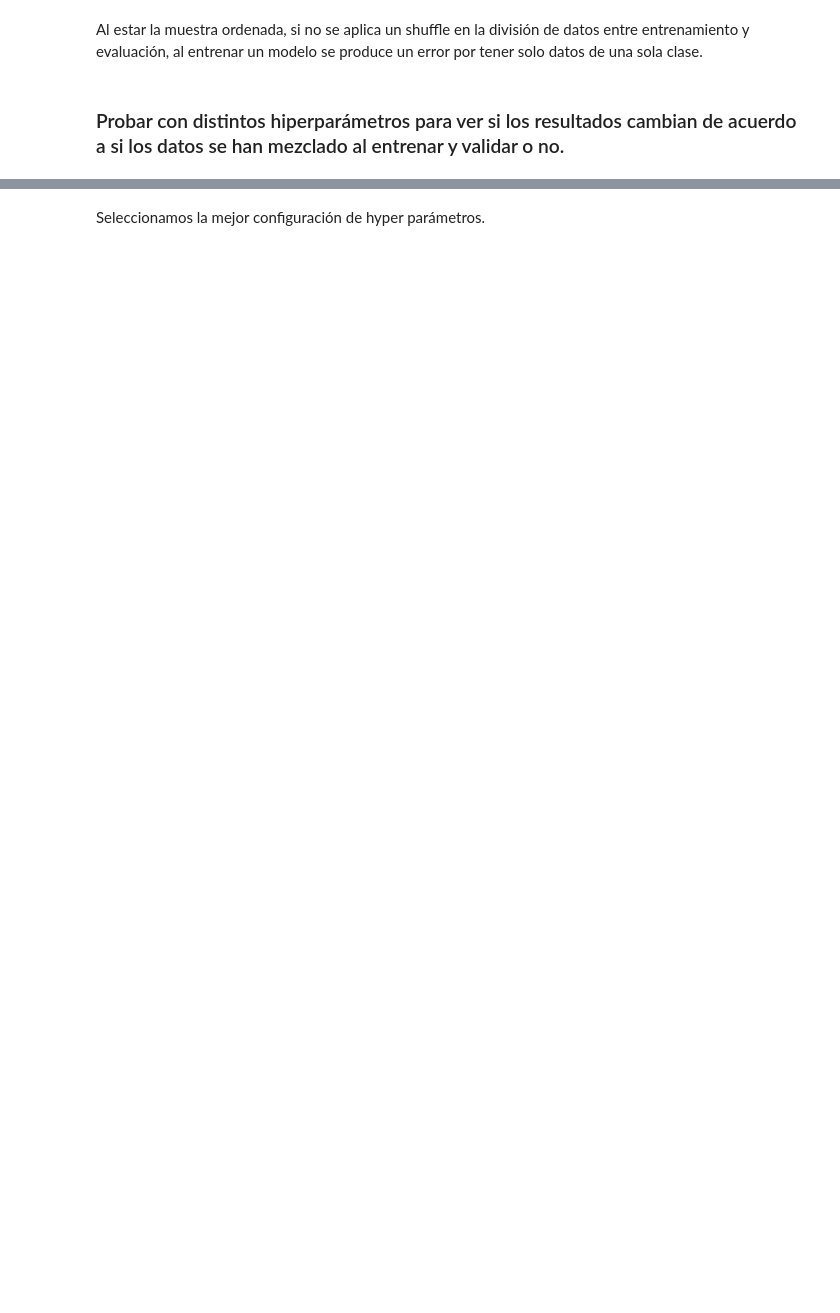
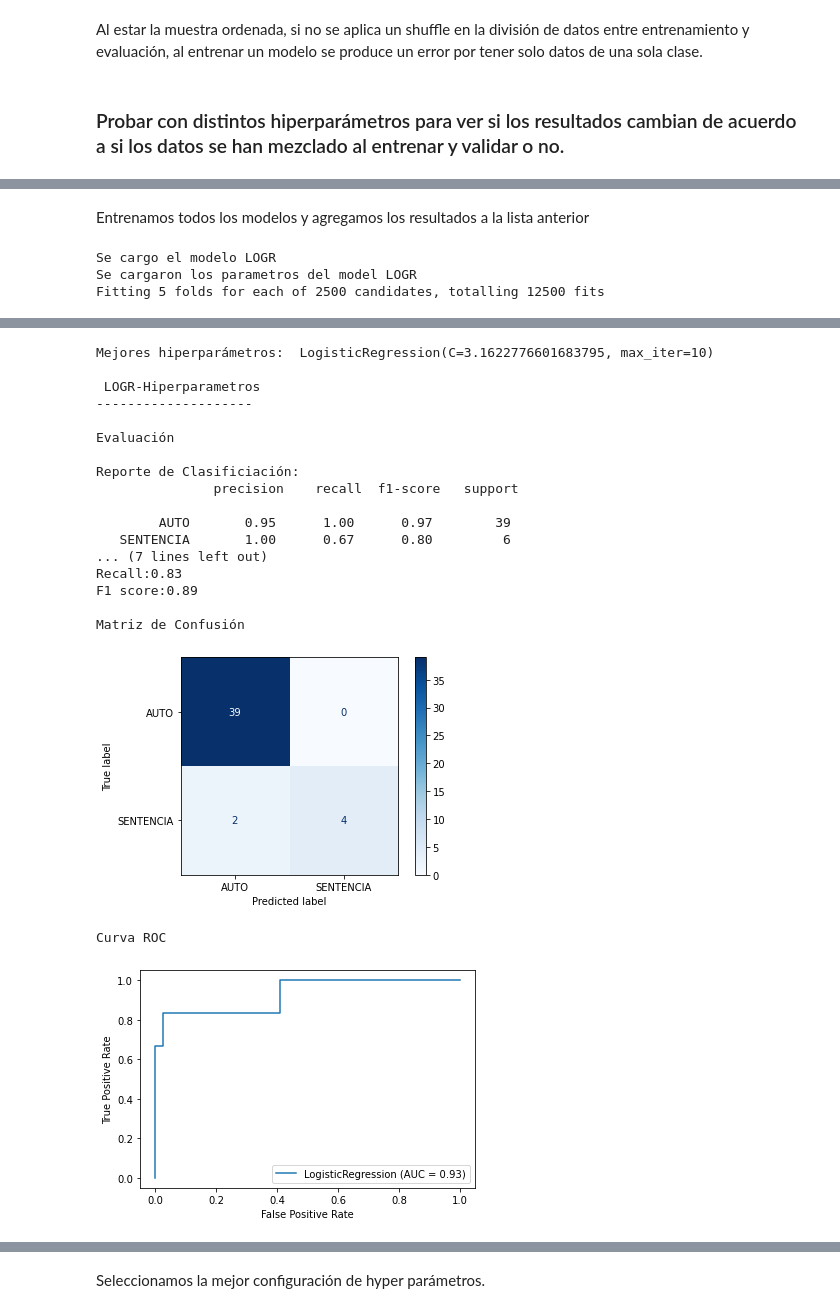
Before and after one commit to jorgeperezv/Busqueda-y-Recomendacion-de-Textos-Legales, a Jupyter notebook: Practico 3 - Introducción al Aprendizaje Supervisado.ipynb, the cells around one changed output, grey strips where cells are left out. Drawn from its saved outputs; the diff is of its cells as text; code cells hidden in the pictures; blank space fills up the shorter version.

```diff
--- a/Practico 3 - Introducción al Aprendizaje Supervisado.ipynb
+++ b/Practico 3 - Introducción al Aprendizaje Supervisado.ipynb
@@ -433,0 +494,31 @@ df[['params','mean_test_score','std_test_score','rank_test_score']].head(20)
+# %%
+def Setear_Modelo(modelo):
+  if (modelo == 'RFC'):
+    model =  ensemble.RandomForestClassifier(random_state=0)
+  elif (modelo == 'SVC'):
+    model = svm.SVC()
+  elif (modelo == 'MNB'):
+    model = MultinomialNB()
+  elif (modelo == 'LOGR'):
+    model = LogisticRegression()
+  print(f'Se cargo el modelo {modelo} ')
+  return model
+# %%
+def Realizar_CV(X_train, y_train, modelo, param_grid, cv = 5, n_jobs = 4):
+  best_gscv = GridSearchCV(modelo, param_grid = param_grid, cv = cv, verbose=True, n_jobs=n_jobs).fit(X_train, y_train)
+  print('\nMejores hiperparámetros: ', best_gscv.best_estimator_)
+  #print(best_gnb.best_score_)
+  #print(best_gnb.best_params_)
+  return best_gscv.best_estimator_
+# %%
+def correr_solo_CV(modelo):
+    return Realizar_CV(X_train,y_train,Setear_Modelo(modelo),Setear_Parametros(modelo))
+# %% [markdown]
+Entrenamos todos los modelos y agregamos los resultados a la lista anterior
+# %%
+tp, fp, tn, fn, accuracy, precision, recall, f1 = entreno_modelo('LOGR-Hiperparametros', correr_solo_CV('LOGR'), X_train, y_train, X_test, y_test)
+model_list.append(['LOGR-Hiperparametros', tp, fp, tn, fn, accuracy, precision, recall, f1])
+# %% [output]
+Se cargo el modelo LOGR
+Se cargaron los parametros del model LOGR
+Fitting 5 folds for each of 2500 candidates, totalling 12500 fits
@@ -433,0 +542,20 @@ df[['params','mean_test_score','std_test_score','rank_test_score']].head(20)
+Mejores hiperparámetros:  LogisticRegression(C=3.1622776601683795, max_iter=10)
+
+ LOGR-Hiperparametros
+--------------------
+
+Evaluación
+
+Reporte de Clasificiación:
+               precision    recall  f1-score   support
+
+        AUTO       0.95      1.00      0.97        39
+   SENTENCIA       1.00      0.67      0.80         6
+... (7 lines left out)
+Recall:0.83
+F1 score:0.89
+
+Matriz de Confusión
+[figure, added]
+Curva ROC
+[figure, added]
```
Also changed, not shown: parts of 36 cells of this notebook.
